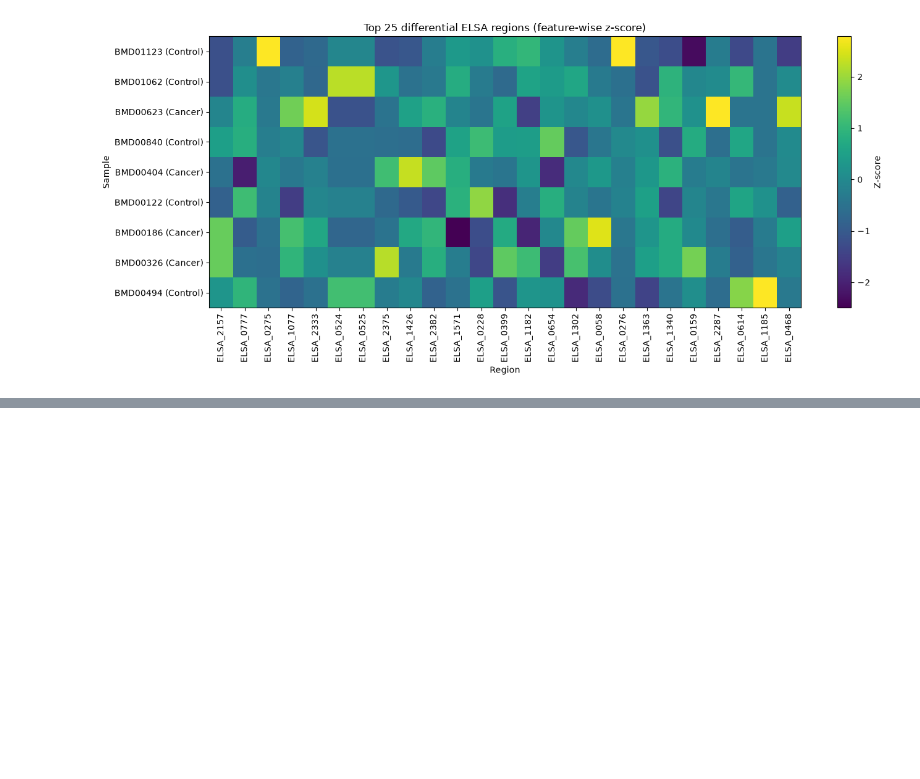
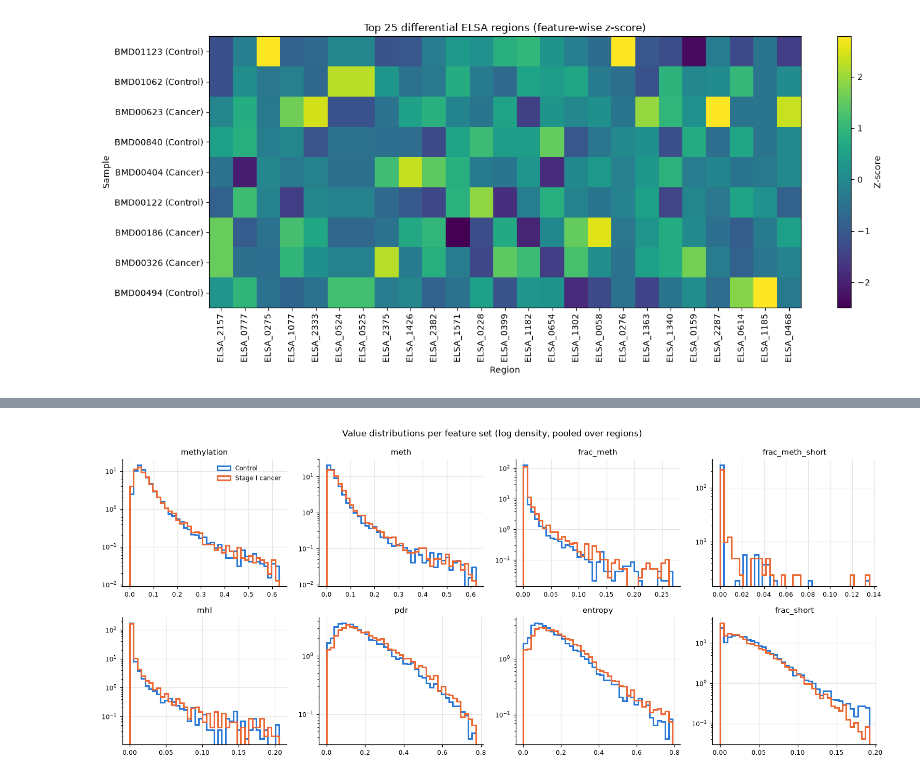
Before and after one commit to sadeghetemad/ctdna-methylation-ml, a Jupyter notebook: notebooks/01_EDA.ipynb, the cells around one changed output, grey strips where cells are left out. Drawn from its saved outputs; the diff is of its cells as text; code cells hidden in the pictures; blank space fills up the shorter version.

```diff
--- a/notebooks/01_EDA.ipynb
+++ b/notebooks/01_EDA.ipynb
@@ -453,0 +563,20 @@ plt.show()
+# %%
+coverage = pd.read_csv(DATA_DIR / "X_coverage.tsv", sep="\t", index_col="sample_id")
+
+rows = []
+for name, X in SETS.items():
+    v = X.to_numpy().ravel()
+    v = v[~np.isnan(v)]
+    support = coverage if name == "methylation" else support_matrix(SUPPORT[name])
+    rows.append({
+        "feature_set": name,
+        "regions_kept": X.shape[1],
+        "missing_%": X.isna().mean().mean() * 100,
+        "zero_%": (v == 0).mean() * 100,
+        "median": np.median(v),
+        "p95": np.percentile(v, 95),
+        "median_support": np.nanmedian(support[X.columns].to_numpy()),
+    })
+
+quality = pd.DataFrame(rows).set_index("feature_set")
+quality.round(4)
@@ -453,0 +594,25 @@ plt.show()
+# %%
+n = len(SETS)
+ncols = 4
+fig, axes = plt.subplots(int(np.ceil(n / ncols)), ncols, figsize=(14, 3 * np.ceil(n / ncols)))
+
+for ax, (name, X) in zip(axes.ravel(), SETS.items()):
+    values = X.to_numpy()
+    bins = np.linspace(np.nanmin(values), np.nanpercentile(values, 99.5), 40)
+    for label in (0, 1):
+        v = values[(y == label).to_numpy()].ravel()
+        ax.hist(v[~np.isnan(v)], bins=bins, density=True, histtype="step",
+                linewidth=2, color=CLASS_COLORS[label], label=CLASS_NAMES[label])
+    ax.set_title(name, fontsize=10)
+    ax.set_yscale("log")
+    ax.tick_params(labelsize=8)
+
+for ax in axes.ravel()[n:]:
+    ax.axis("off")
+
+axes.ravel()[0].legend(frameon=False, fontsize=8)
+fig.suptitle("Value distributions per feature set (log density, pooled over regions)", fontsize=11)
+fig.tight_layout()
+plt.show()
+# %% [output]
+[figure, added]
```
Also changed, not shown: parts of 28 cells of this notebook, 13 other files.
